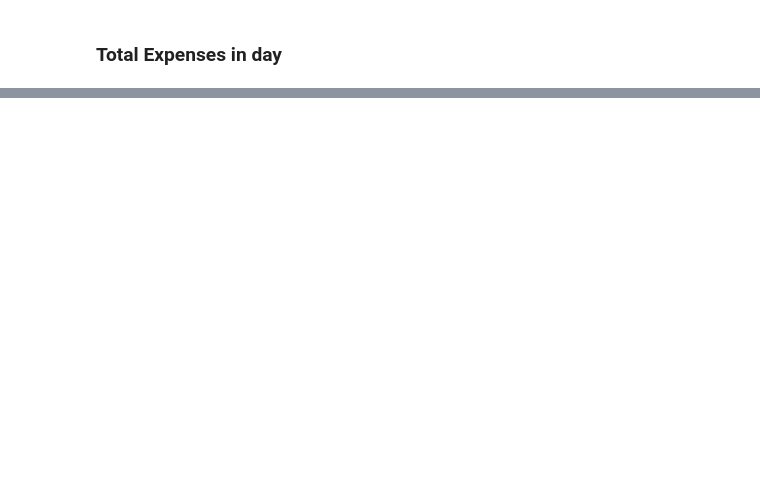
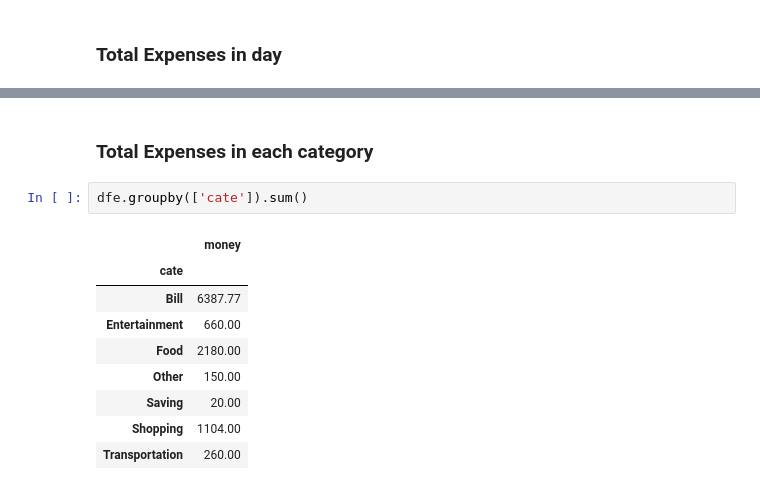
Before and after one commit to jakkritsonsanit/ChatBotExpenses, a Jupyter notebook: CollectData.ipynb, the cells around one changed output, grey strips where cells are left out. Drawn from its saved outputs; the diff is of its cells as text; blank space fills up the shorter version.

```diff
--- a/CollectData.ipynb
+++ b/CollectData.ipynb
@@ -163,0 +189,14 @@ Total Expenses in 14/10/2019 : 50.0 Baht
+# %% [markdown]
+### Total Expenses in each category
+# %%
+dfe.groupby(['cate']).sum()
+# %% [output]
+|  | money |
+| cate |  |
+| Bill | 6387.77 |
+| Entertainment | 660.00 |
+| Food | 2180.00 |
+| Other | 150.00 |
+| Saving | 20.00 |
+| Shopping | 1104.00 |
+| Transportation | 260.00 |
```
Also changed, not shown: parts of 33 cells of this notebook, 5 other files.
